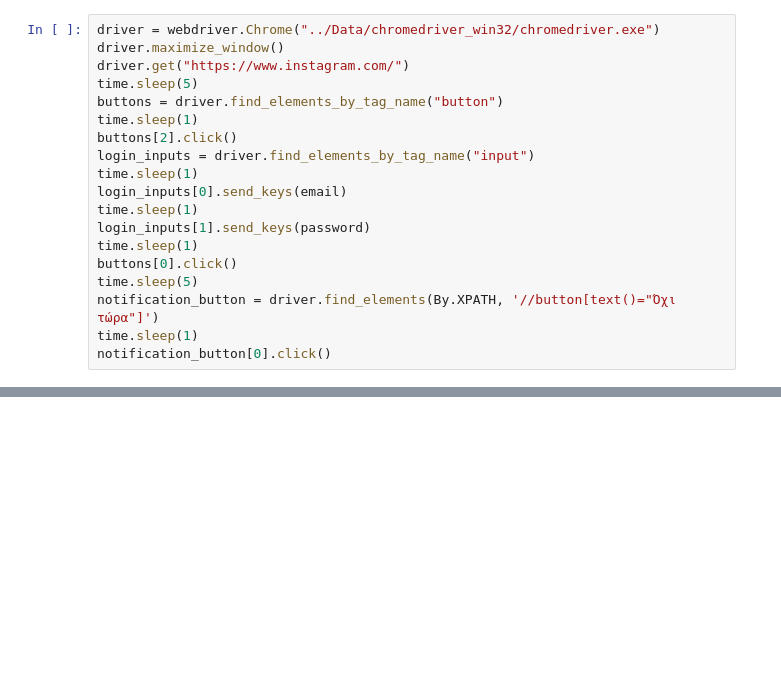
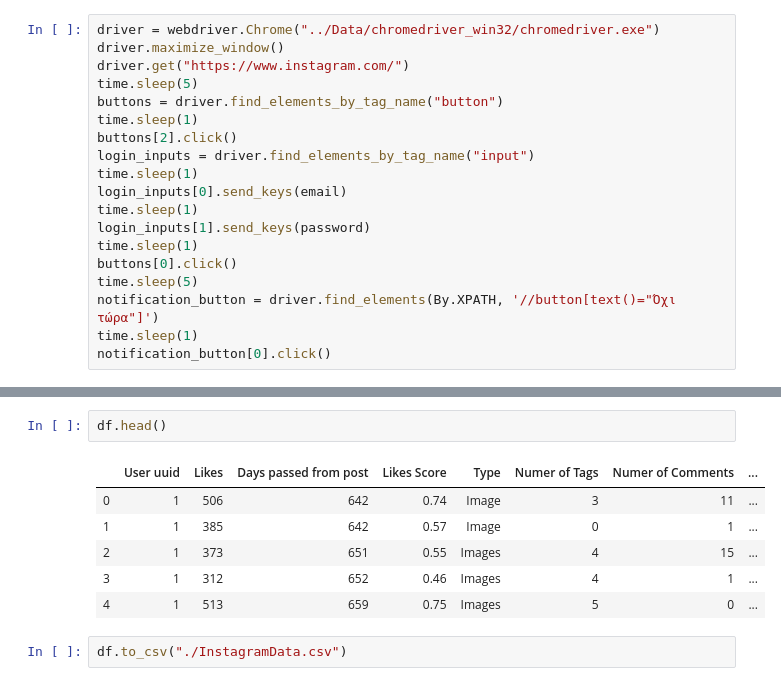
Before and after one commit to VasilisMpletsos/Instagram_Scrapper, a Jupyter notebook: DataframeCreator.ipynb, the cells around one changed output, grey strips where cells are left out. Saved outputs shown, nothing was run; the diff lists cells and outputs as text; blank space fills up the shorter version.

Commit message:
Add files via upload
Updated Dataframe creator

```diff
--- a/DataframeCreator.ipynb
+++ b/DataframeCreator.ipynb
@@ -88,0 +186,11 @@ FETCHING ====> Getting 200 from jamescharles
+# %%
+df.head()
+# %% [output]
+|  | User uuid | Likes | Days passed from post | Likes Score | Type | Numer of Tags | Numer of Comments | ... |
+| 0 | 1 | 506 | 642 | 0.74 | Image | 3 | 11 | ... |
+| 1 | 1 | 385 | 642 | 0.57 | Image | 0 | 1 | ... |
+| 2 | 1 | 373 | 651 | 0.55 | Images | 4 | 15 | ... |
+| 3 | 1 | 312 | 652 | 0.46 | Images | 4 | 1 | ... |
+| 4 | 1 | 513 | 659 | 0.75 | Images | 5 | 0 | ... |
+# %%
+df.to_csv("./InstagramData.csv")
```
Also changed, not shown: parts of 8 cells of this notebook.
